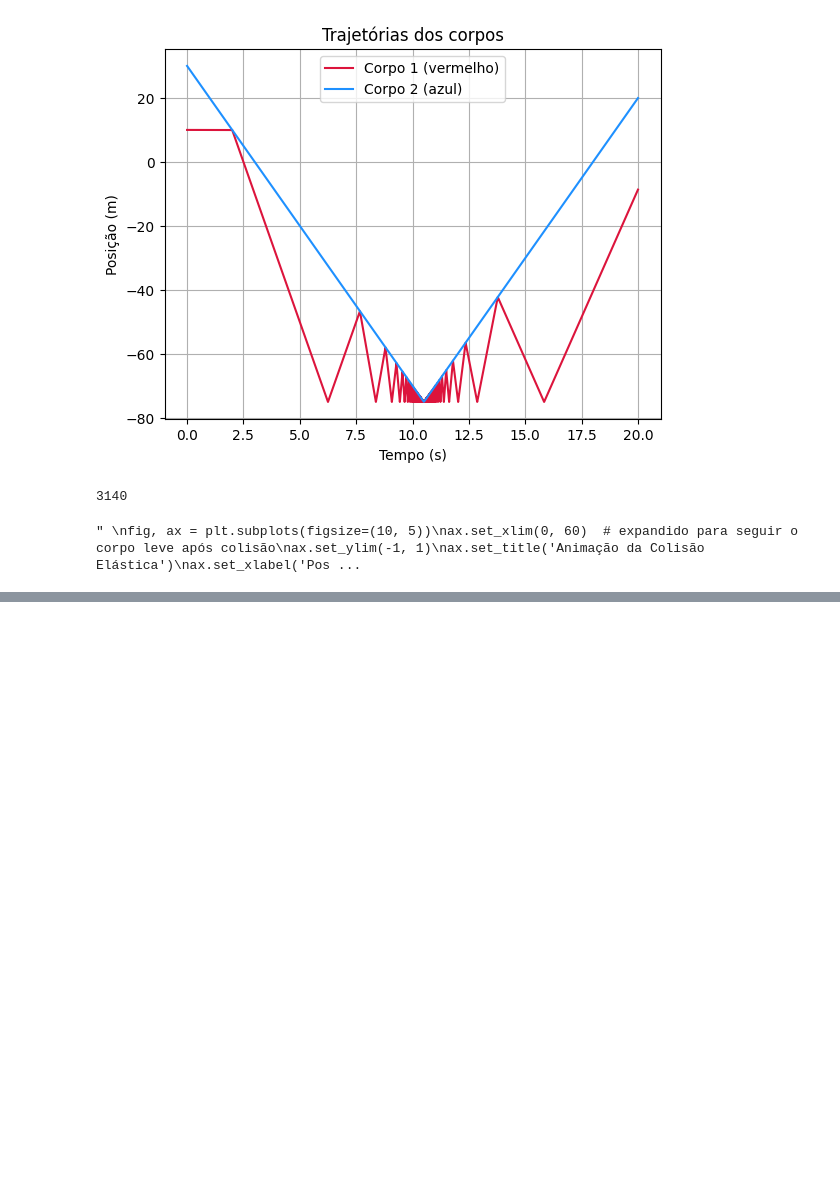
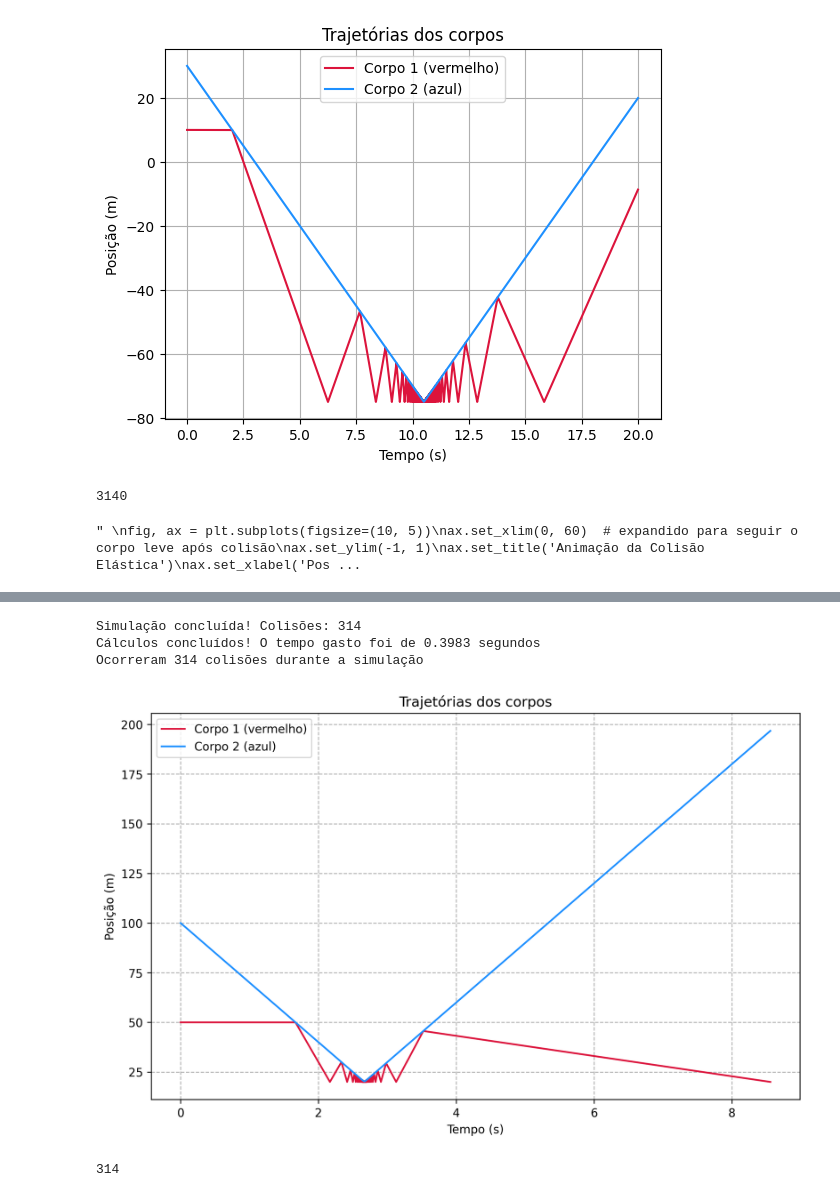
Before and after one commit to AnielNeto/Trabalho_Final_PCD, a Jupyter notebook: Projeto_PCD_Rascunho.ipynb, the cells around one changed output, grey strips where cells are left out. Drawn from its saved outputs; the diff is of its cells as text; code cells hidden in the pictures; blank space fills up the shorter version.

```diff
--- a/Projeto_PCD_Rascunho.ipynb
+++ b/Projeto_PCD_Rascunho.ipynb
@@ -325,0 +398,60 @@ O tempo para simular foi de 24.2022 segundos
+# %%
+""" Gráfico cosiderando as colisões como pontuais """
+x1, x2 = [], [] # Listas de posições ao longo da simulação
+l1, l2 = largura_pela_massa(m1), largura_pela_massa(m2)
+x1_simulado, x2_simulado = x01, x02 # Posições temporárias durante a simulação
+v1_simulado, v2_simulado = v01, v02 # Velocidades temporárias durante a simulação
+contador = 0
+
+tempo_inicio = time.time()
+
+for _ in t:
+    #Atualiza a posição
+    x1_simulado = pos(x1_simulado, v1_simulado, passo_de_tempo)
+    x2_simulado = pos(x2_simulado, v2_simulado, passo_de_tempo)
+
+    #Checa a colisão entre os blocos
+    if x1_simulado >= x2_simulado:
+        v1_simulado, v2_simulado = velocidades_depois_colisao(m1, m2, v1_simulado, v2_simulado)
+        x1_simulado = x2_simulado
+        contador += 1
+
+    #Checa a colisão com a parede
+    if x1_simulado <= x_parede:
+        v1_simulado = colisao_com_parede(v1_simulado)
+        x1_simulado = x_parede
+        contador +=1
+
+    #Atualiza a lista de posições
+    x1.append(x1_simulado)
+    x2.append(x2_simulado)
+    frames.append((x1_simulado, x2_simulado, contador))
+    # Checa se já ocorreu o número máximo de colisões
+    if v1_simulado >= 0 and v2_simulado >= 0 and v2_simulado > v1_simulado:
+        print(f"Simulação concluída! Colisões: {contador}")
+        break
+
+tempo_fim = time.time()
+tempo_gasto = tempo_fim - tempo_inicio
+
+print(f"Cálculos concluídos! O tempo gasto foi de {tempo_gasto:.4f} segundos")
+print(f"Ocorreram {contador} colisões durante a simulação")
+
+# Gráfico de trajetórias
+plt.figure(figsize=(10, 6), dpi=300)
+plt.plot(t[:len(x1)], x1, label='Corpo 1 (vermelho)', color = 'crimson')
+plt.plot(t[:len(x2)], x2, label='Corpo 2 (azul)', color = 'dodgerblue')
+plt.xlabel('Tempo (s)')
+plt.ylabel('Posição (m)')
+plt.title('Trajetórias dos corpos')
+plt.grid(True, linestyle="--")
+plt.legend()
+plt.show()
+
+print(contador)
+# %% [output]
+Simulação concluída! Colisões: 314
+Cálculos concluídos! O tempo gasto foi de 0.3983 segundos
+Ocorreram 314 colisões durante a simulação
+[figure, added]
+314
```
Also changed, not shown: parts of 1 cell of this notebook.
